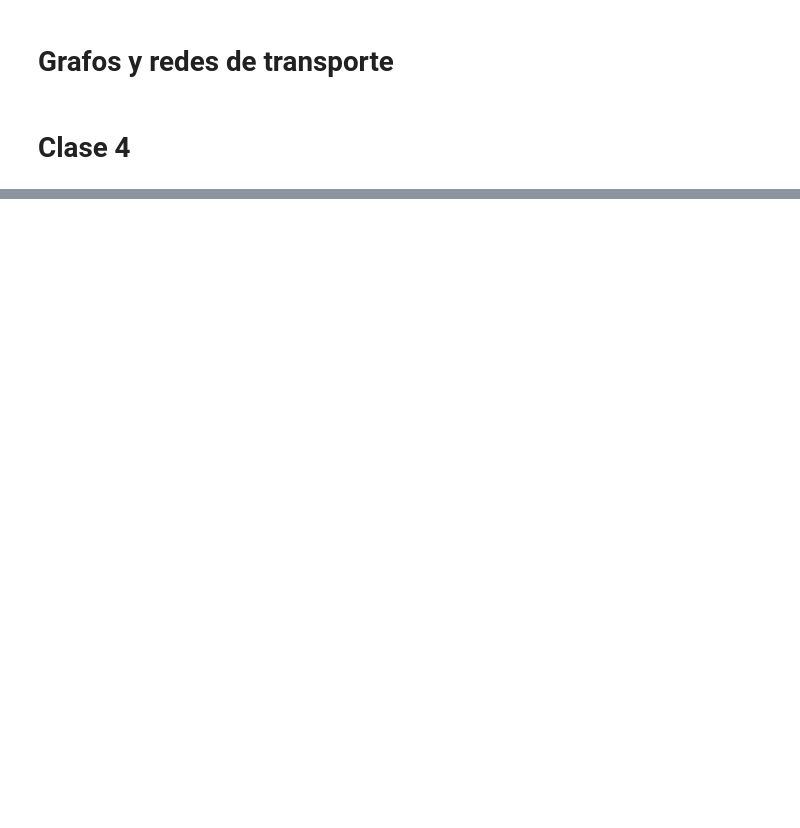
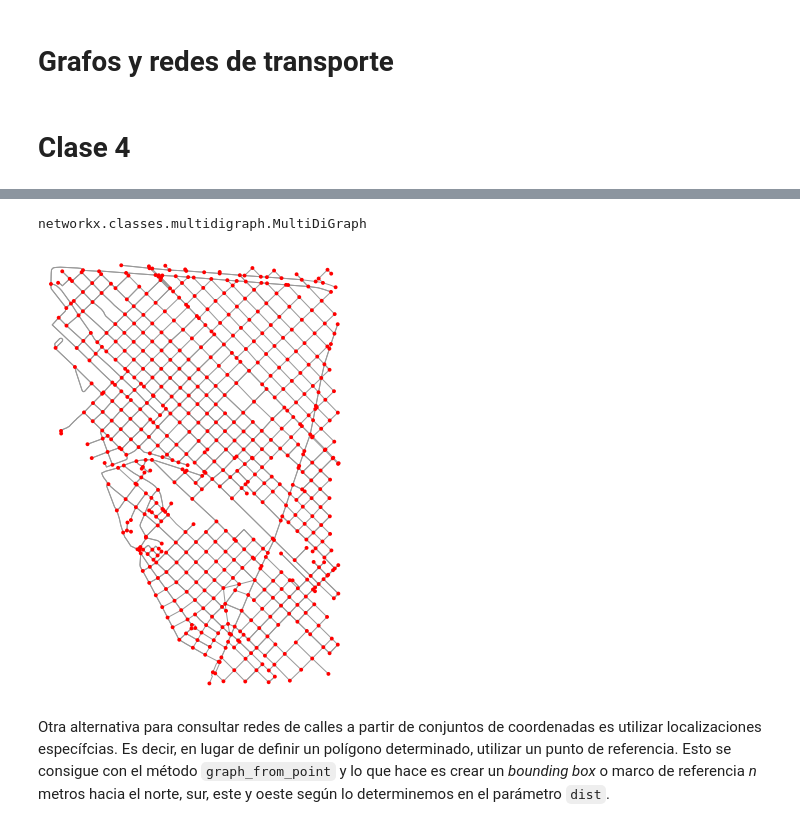
Before and after one commit to PyMap/AUPY, a Jupyter notebook: Clase 4/04_04_OSMNx.ipynb, the cells around one changed output, grey strips where cells are left out. Saved outputs shown, nothing was run; the diff lists cells and outputs as text; code cells hidden in the pictures; blank space fills up the shorter version.

Commit message:
Partes 3 y 4 de grafos

```diff
--- a/Clase 4/04_04_OSMNx.ipynb
+++ b/Clase 4/04_04_OSMNx.ipynb
@@ -239,0 +173,17 @@ ax.set_axis_off();
+# %%
+# establecemos un conjunto de coordenadas arbitrarias
+norte, sur, este, oeste = -34.506274, -34.533818, -58.566442, -58.589830
+
+# instanciamos nuestro grafo con bounding box
+G = ox.graph_from_bbox(norte, sur, este, oeste, network_type='drive_service')
+# %%
+# Vemos que es un grafo dirigido!
+type(G)
+# %% [output]
+networkx.classes.multidigraph.MultiDiGraph
+# %%
+fig, ax = ox.plot_graph(G, bgcolor='w',node_color='r')
+# %% [output]
+[figure, added]
+# %% [markdown]
+Otra alternativa para consultar redes de calles a partir de conjuntos de coordenadas es utilizar localizaciones específcias. Es decir, en lugar de definir un polígono determinado, utilizar un punto de referencia. Esto se consigue con el método `graph_from_point` y lo que hace es crear un *bounding box* o marco de referencia *n* metros hacia el norte, sur, este y oeste según lo determinemos en el parámetro `dist`.
```
Also changed, not shown: parts of 163 cells of this notebook, 1 other file.
